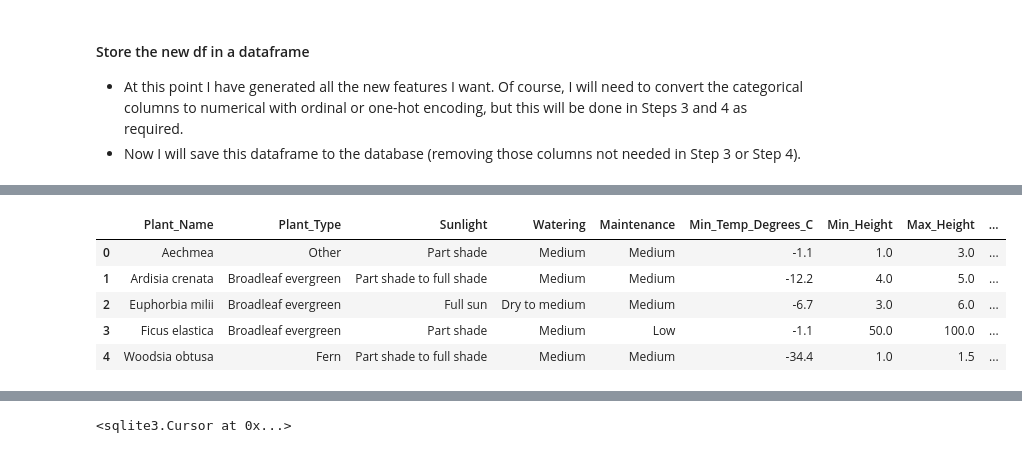
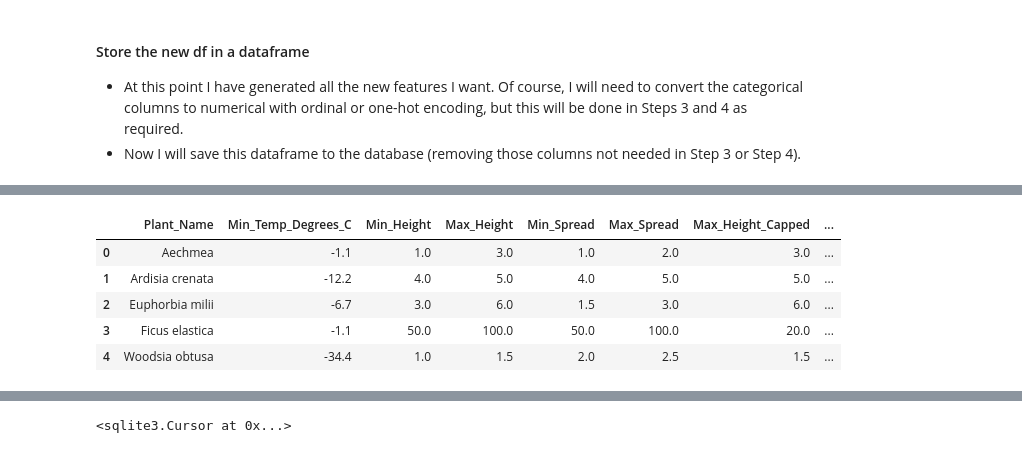
Before and after one commit to RMCrean/House_Plant_Recommender, a Jupyter notebook: Step2_Feature_Engineering.ipynb, the cells around one changed output, grey strips where cells are left out. Saved outputs shown, nothing was run; the diff lists cells and outputs as text; code cells hidden in the pictures.

Commit message:
Update Step2_Feature_Engineering.ipynb
Added ordinal and one hot encoding to this section. Set caps on plant max height and spreads.

```diff
--- a/Step2_Feature_Engineering.ipynb
+++ b/Step2_Feature_Engineering.ipynb
@@ -267,0 +282,19 @@ dtype: int64
+# %%
+# Ordinal encoding
+sunlight_dict = {
+    "Part shade" : 1, "Part shade to full shade" : 2,
+    "Full sun to part shade" : 3, "Full sun" : 4
+}
+watering_dict = {
+    "Dry" : 1, "Dry to medium" : 2,
+    "Medium" : 3, "Medium to wet" : 4, "Wet" : 5
+}
+maintenance_dict = {"Low" : 1, "Medium" : 2, "High" : 3}
+flowers_or_not_dict = {"No" : 1, "Rarely" : 2, "Yes" : 3,}
+
+plant_df["Sunlight_Ordinal"] = plant_df["Sunlight"].map(sunlight_dict)
+plant_df["Watering_Ordinal"] = plant_df["Watering"].map(watering_dict)
+plant_df["Maintenance_Ordinal"] = plant_df["Maintenance"].map(maintenance_dict)
+plant_df["Flowers_Ordinal"] = plant_df["Flowers_Or_Not"].map(flowers_or_not_dict)
+
+plant_df.head(2)
@@ -267,0 +306,6 @@ dtype: int64
+# %%
+# one hot encoding.
+df_onehot_encoded = pd.get_dummies(plant_df[["Plant_Type", "Colorful_Leaves", "Fruit_Or_Not"]], prefix=["Type", "Color", "Fruit"], drop_first=True)
+
+plant_df_complete = plant_df.join(df_onehot_encoded).copy(deep=True)
+plant_df_complete.head(2)
@@ -277,0 +321,7 @@ plant_df.head(2)
+# %%
+# renaming to remove spaces otherwise bad SQL practice.
+plant_df_complete = plant_df_complete.rename(columns={
+    "Type_Herbaceous perennial": "Type_Herbaceous_perennial",
+    "Color_Not Colorful": "Color_Not_Colorful"})
+
+plant_df_complete.columns
@@ -278,16 +338,20 @@ plant_df.head(2)
 # %%
 columns_to_keep = [
-    "Plant_Name", "Plant_Type", "Sunlight", "Watering", "Maintenance",
+    "Plant_Name",
     "Min_Temp_Degrees_C", "Min_Height", "Max_Height", "Min_Spread", "Max_Spread",
-    "Flowers_Or_Not", "Colorful_Leaves", "Fruit_Or_Not"
+    "Max_Height_Capped", "Max_Spread_Capped",
+    "Sunlight_Ordinal", "Watering_Ordinal", "Maintenance_Ordinal",
+    "Flowers_Ordinal", "Type_Bulb", "Type_Fern",
+    "Type_Herbaceous_perennial", "Type_Other", "Type_Vine",
+    "Color_Not_Colorful", "Fruit_Yes"
 ]
 
-features_df = plant_df[columns_to_keep].copy(deep=True)
+features_df = plant_df_complete[columns_to_keep].copy(deep=True)
 features_df.head()
 # %% [output]
-|  | Plant_Name | Plant_Type | Sunlight | Watering | Maintenance | Min_Temp_Degrees_C | Min_Height | Max_Height | ... |
-| 0 | Aechmea | Other | Part shade | Medium | Medium | -1.1 | 1.0 | 3.0 | ... |
-| 1 | Ardisia crenata | Broadleaf evergreen | Part shade to full shade | Medium | Medium | -12.2 | 4.0 | 5.0 | ... |
-| 2 | Euphorbia milii | Broadleaf evergreen | Full sun | Dry to medium | Medium | -6.7 | 3.0 | 6.0 | ... |
-| 3 | Ficus elastica | Broadleaf evergreen | Part shade | Medium | Low | -1.1 | 50.0 | 100.0 | ... |
-| 4 | Woodsia obtusa | Fern | Part shade to full shade | Medium | Medium | -34.4 | 1.0 | 1.5 | ... |
+|  | Plant_Name | Min_Temp_Degrees_C | Min_Height | Max_Height | Min_Spread | Max_Spread | Max_Height_Capped | ... |
+| 0 | Aechmea | -1.1 | 1.0 | 3.0 | 1.0 | 2.0 | 3.0 | ... |
+| 1 | Ardisia crenata | -12.2 | 4.0 | 5.0 | 4.0 | 5.0 | 5.0 | ... |
+| 2 | Euphorbia milii | -6.7 | 3.0 | 6.0 | 1.5 | 3.0 | 6.0 | ... |
+| 3 | Ficus elastica | -1.1 | 50.0 | 100.0 | 50.0 | 100.0 | 20.0 | ... |
+| 4 | Woodsia obtusa | -34.4 | 1.0 | 1.5 | 2.0 | 2.5 | 1.5 | ... |
```
Also changed, not shown: parts of 14 cells of this notebook.
